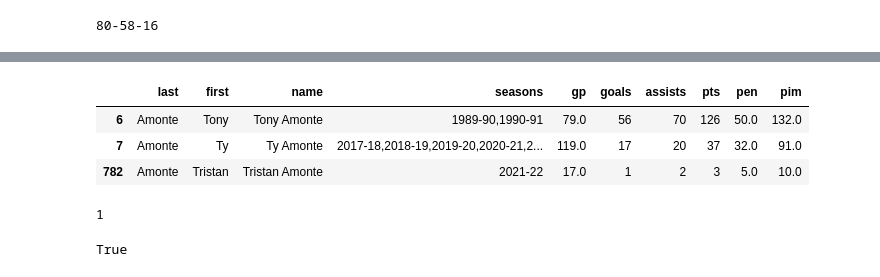
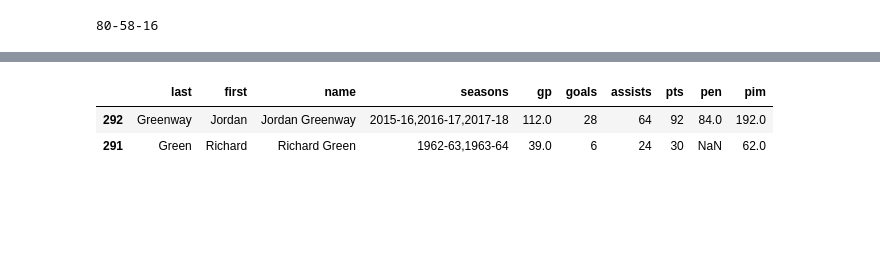
Before and after one commit to redsoxfan2194/buhockeystats, a Jupyter notebook: BU Record Book-Clean.ipynb, the cells around one changed output, grey strips where cells are left out. Cells and saved outputs as stored; diff of their text form; code cells hidden in the pictures; blank space fills up the shorter version.

```diff
--- a/BU Record Book-Clean.ipynb
+++ b/BU Record Book-Clean.ipynb
@@ -38,6 +40,7 @@ with open(fileName, 'r', encoding='utf-8') as f:
     read_data = f.read()
     rows=read_data.split('\n')
     conf='Independent'
+    bean=0
     for i in rows:
         if(len(i)==7):
             season=i
@@ -121,6 +124,7 @@ with open(fileName, 'r', encoding='utf-8') as f:
         if(gameDict['season']=='1973-74' and gameDict['date']=='12/12/1973'):
             coach='Jack Parker'
         gameDict['date']=pd.Timestamp(gameDict['date'])
+        gameDict['dow']=gameDict['date'].weekday()
         gameList.append(gameDict)
 f.close()
 dfGames=pd.DataFrame(gameList)
@@ -130,6 +134,3 @@ for i in dfGames.loc[dfGames['date'].between('9/1/2012','5/1/2016')].groupby('re
 print('\b')
 # %% [output]
 80-58-16
-# %%
-for i in dfGames.loc[dfGames['date']>'1900'].groupby('arena').count().sort_values('date',ascending=False)['date'].keys():
-    print(i)
@@ -154,4 +136,0 @@ at Yale
-# %%
-for i in dfGames.loc[dfGames['date'].between('5/1/2016','5/1/2022')].groupby('result').size()[['W','L','T']]:
-    print(i,end='-')
-print('\b')
@@ -635,21 +715,9 @@ dfRes=dfGames.loc[(dfGames['opponent'].str.contains('Boston College',case=False)
 # %%
-dfSkate.loc[(dfSkate['name']).str.contains('Amonte')]
+dfSkate.loc[(dfSkate['name']).str.contains('Green')].sort_values('pts',ascending=False)
 # %% [output]
 |  | last | first | name | seasons | gp | goals | assists | pts | pen | pim |
-| 6 | Amonte | Tony | Tony Amonte | 1989-90,1990-91 | 79.0 | 56 | 70 | 126 | 50.0 | 132.0 |
-| 7 | Amonte | Ty | Ty Amonte | 2017-18,2018-19,2019-20,2020-21,2... | 119.0 | 17 | 20 | 37 | 32.0 | 91.0 |
-| 782 | Amonte | Tristan | Tristan Amonte | 2021-22 | 17.0 | 1 | 2 | 3 | 5.0 | 10.0 |
+| 292 | Greenway | Jordan | Jordan Greenway | 2015-16,2016-17,2017-18 | 112.0 | 28 | 64 | 92 | 84.0 | 192.0 |
+| 291 | Green | Richard | Richard Green | 1962-63,1963-64 | 39.0 | 6 | 24 | 30 | NaN | 62.0 |
-# %%
-try:
-    print(dfRes.groupby('result').count()['date']['W'])
-except:
-    print('No Ties')
-# %% [output]
-1
-# %%
-'GLI' in tourneyDict.keys()
-# %% [output]
-True
 # %%
 dfGames.loc[(dfGames['opponent'].str.contains('Boston College',case=False)) & (dfGames['month']==2)  ].sort_values('date',ascending=False)[:2]
 # %% [output]
```
Also changed, not shown: parts of 25 cells of this notebook, 5 other files.
